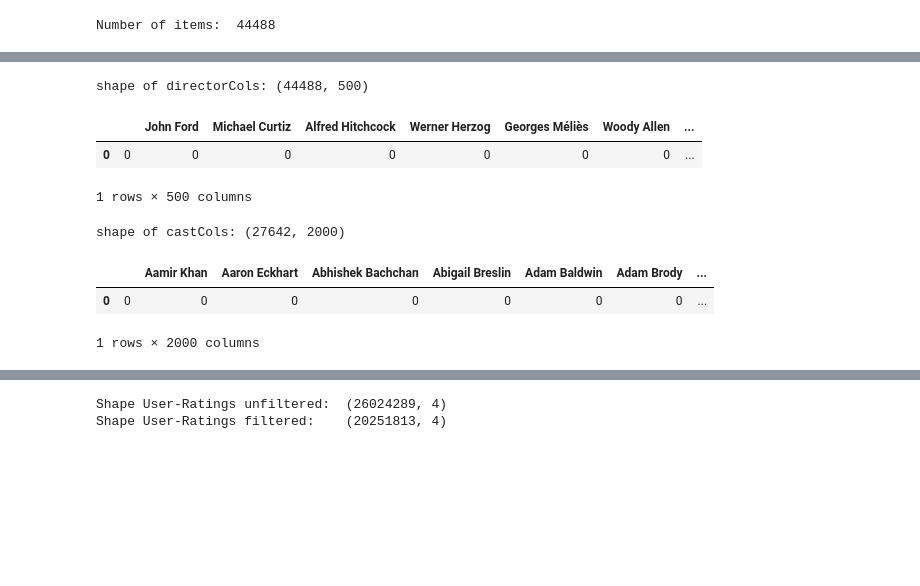
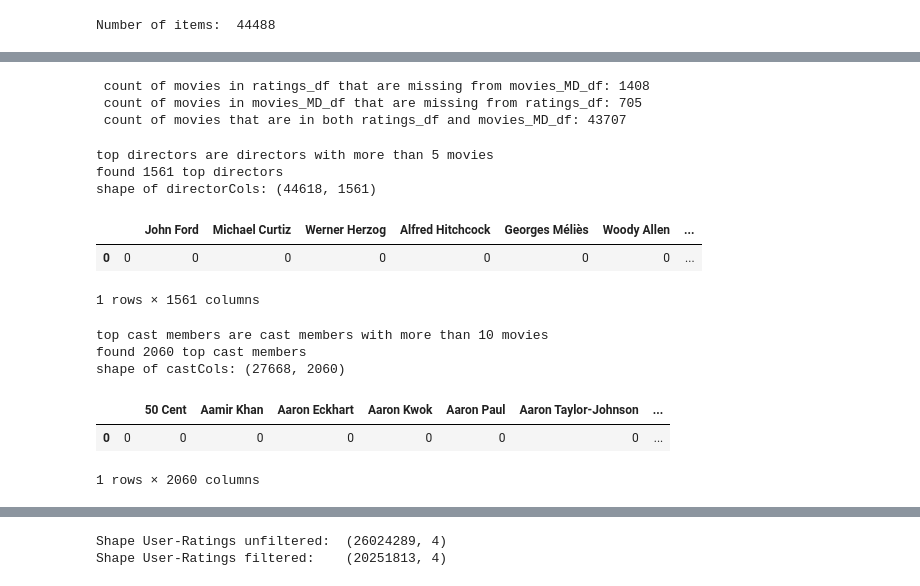
Before and after one commit to tsalex1992/Recommendation-Systems, a Jupyter notebook: Project/Data procesing.ipynb, the cells around one changed output, grey strips where cells are left out. Cells and saved outputs as stored; diff of their text form; code cells hidden in the pictures; blank space fills up the shorter version.

Commit message:
fixed movie MD

```diff
--- a/Project/Data procesing.ipynb
+++ b/Project/Data procesing.ipynb
@@ -11,9 +11,17 @@ warnings.simplefilter(action='ignore', category=FutureWarning)
 from sklearn.model_selection import KFold,train_test_split
 # %%
 # load the data
-movies_MD_df = pd.read_csv("data\movies_metadata.csv")
-credits_df = pd.read_csv("data\credits.csv")
-ratings_df = pd.read_csv(r"data\\ratings.csv")
+onDrive= False
+if onDrive == True:
+    path= "/content/drive/MyDrive/School/IDC/RS/Project/data/"
+    from google.colab import drive
+    drive.mount('/content/drive')
+else:
+    path= "data\\"
+movies_MD_df = pd.read_csv(path + "movies_metadata.csv")
+credits_df = pd.read_csv(path + "credits.csv")
+ratings_df = pd.read_csv(path + "ratings.csv")
+links_df = pd.read_csv(path + "links.csv")
 # %%
 # drop unnecessary columns
 movies_MD_df = movies_MD_df.drop(
@@ -33,17 +41,26 @@ movies_MD_df = movies_MD_df.drop(
         "vote_average",
         "popularity",
     ]
-)
+, errors="ignore")
 # Remove rows which have NaN values
 movies_MD_df = movies_MD_df.dropna()
 credits_df = credits_df.dropna()
+links_df = links_df.dropna()
 # change the id data type to int
 movies_MD_df["id"] = movies_MD_df["id"].astype(int)
 # merge on the id column
 movies_creds_df = movies_MD_df.merge(credits_df, on="id")
 # print how many items we have
 print("Number of items: ", len(movies_creds_df))
-
-movieVector= {"actors": 2000, "directors": 500, "screenPlay":500, "writers": 500}
+links_df["tmdbId"] = links_df["tmdbId"].fillna(method="backfill").astype("int64")
+links_df["movieId"]= links_df["movieId"].astype("int64")
 # %% [output]
 Number of items:  44488
+# %%
+#  only keep the movies that have ratings
+# movies_creds_df = movies_creds_df[movies_creds_df["id"].isin(ratings_df["movieId"])]
+# print("Number of items: ", len(movies_creds_df))
+#  merge the links_df with the movies_creds_df
+movies_creds_df = movies_creds_df.merge(links_df, left_on="id", right_on="tmdbId", how="left")
+print("Number of items: ", len(movies_creds_df))
+movies_creds_df.head()
@@ -83,33 +118,56 @@ df.head()
+# %%
+#  find number of movies in ratings_df that are missing from movies_MD_df
+movies_MD_df_ids = set(df["movieId"])
+ratings_df_ids = set(ratings_df["movieId"])
+print(f' count of movies in ratings_df that are missing from movies_MD_df: {len(ratings_df_ids - movies_MD_df_ids)}')
+print(f' count of movies in movies_MD_df that are missing from ratings_df: {len(movies_MD_df_ids - ratings_df_ids)}')
+print(f' count of movies that are in both ratings_df and movies_MD_df: {len(ratings_df_ids & movies_MD_df_ids)}')
+# %% [output]
+ count of movies in ratings_df that are missing from movies_MD_df: 1408
+ count of movies in movies_MD_df that are missing from ratings_df: 705
+ count of movies that are in both ratings_df and movies_MD_df: 43707
 # %%
 # make a colun for each director- only keep the top x directors
-topDirectors = df["director"].dropna().value_counts()[:movieVector["directors"]].index.to_list()
+directorValueCounts= df["director"].dropna().value_counts()
+directors = directorValueCounts.index.to_list()
+print('top directors are directors with more than 5 movies')
+topDirectors = [director for director in directors if directorValueCounts[director] > 5]
+print(f'found {len(topDirectors)} top directors')
 directorCols= pd.get_dummies(df["director"])
 directorCols= directorCols.loc[::,topDirectors].copy()
 print(f'shape of directorCols: {directorCols.shape}')
 directorCols.head(1)
 # %% [output]
-shape of directorCols: (44488, 500)
+top directors are directors with more than 5 movies
+found 1561 top directors
+shape of directorCols: (44618, 1561)
-|  |  | John Ford | Michael Curtiz | Alfred Hitchcock | Werner Herzog | Georges Méliès | Woody Allen | ... |
+|  |  | John Ford | Michael Curtiz | Werner Herzog | Alfred Hitchcock | Georges Méliès | Woody Allen | ... |
 | 0 | 0 | 0 | 0 | 0 | 0 | 0 | 0 | ... |
-1 rows × 500 columns
+1 rows × 1561 columns
 # %%
 # make a colun for each cast member- only keep the top 15 cast members per movie
-cast= df["cast"].apply(lambda x: x.split(", ")[:15]).to_list()
+cast= df["cast"].apply(lambda x: x.split(", ")[:3]).to_list()
 castFlatList= [item for sublist in cast for item in sublist]
 # keep only the top x cast members
-topCast = pd.Series(castFlatList).value_counts()[:movieVector["actors"]].index.to_list()
-castCols= df["cast"].apply(lambda x: x.split(", ")[:15] )
+castValueCounts= pd.Series(castFlatList).value_counts()
+print('top cast members are cast members with more than 10 movies')
+topCast = castValueCounts[castValueCounts > 10].index.to_list()
+print(f'found {len(topCast)} top cast members')
+# topCast = pd.Series(castFlatList).value_counts()[:movieVector["actors"]].index.to_list()
+castCols= df["cast"].apply(lambda x: x.split(", ")[:5] )
 castCols= castCols.apply(pd.Series).stack()
 #  only keep rows with top cast members
 castCols= castCols[castCols.isin(topCast)]
 castCols= pd.get_dummies(castCols.apply(pd.Series).stack()).sum(level=0)
 print(f'shape of castCols: {castCols.shape}')
 castCols.head(1)
 # %% [output]
-shape of castCols: (27642, 2000)
+top cast members are cast members with more than 10 movies
+found 2060 top cast members
+shape of castCols: (27668, 2060)
-|  |  | Aamir Khan | Aaron Eckhart | Abhishek Bachchan | Abigail Breslin | Adam Baldwin | Adam Brody | ... |
+|  |  | 50 Cent | Aamir Khan | Aaron Eckhart | Aaron Kwok | Aaron Paul | Aaron Taylor-Johnson | ... |
 | 0 | 0 | 0 | 0 | 0 | 0 | 0 | 0 | ... |
-1 rows × 2000 columns
+1 rows × 2060 columns
 # %%
 # make a colun for each Screenplay- only keep the top 5 screenplay per movie
 Screenplay= df["Screenplay"].apply(lambda x: x.split(", ")[:5]).to_list()
```
Also changed, not shown: parts of 8 cells of this notebook, 1 other file.
